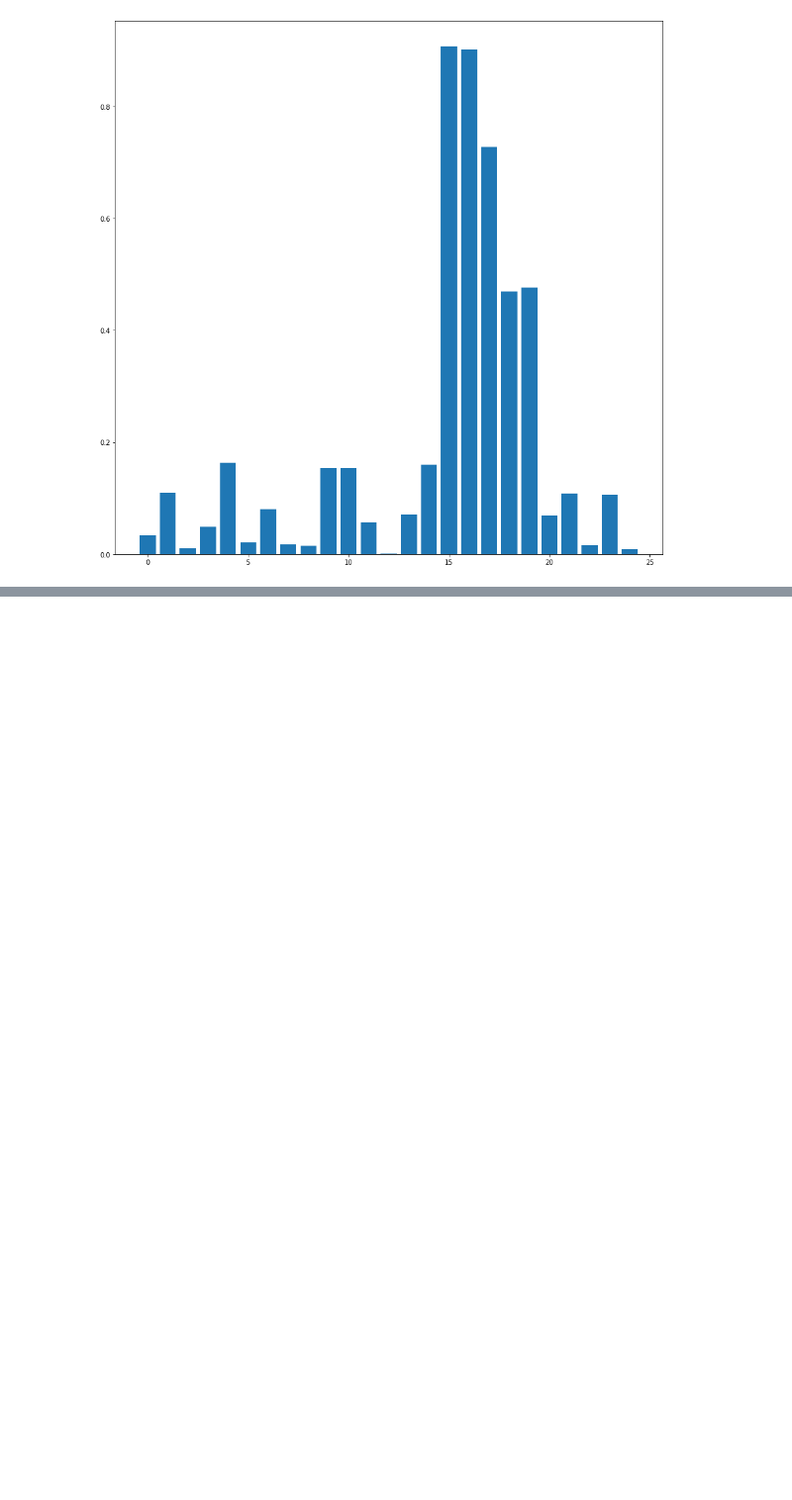
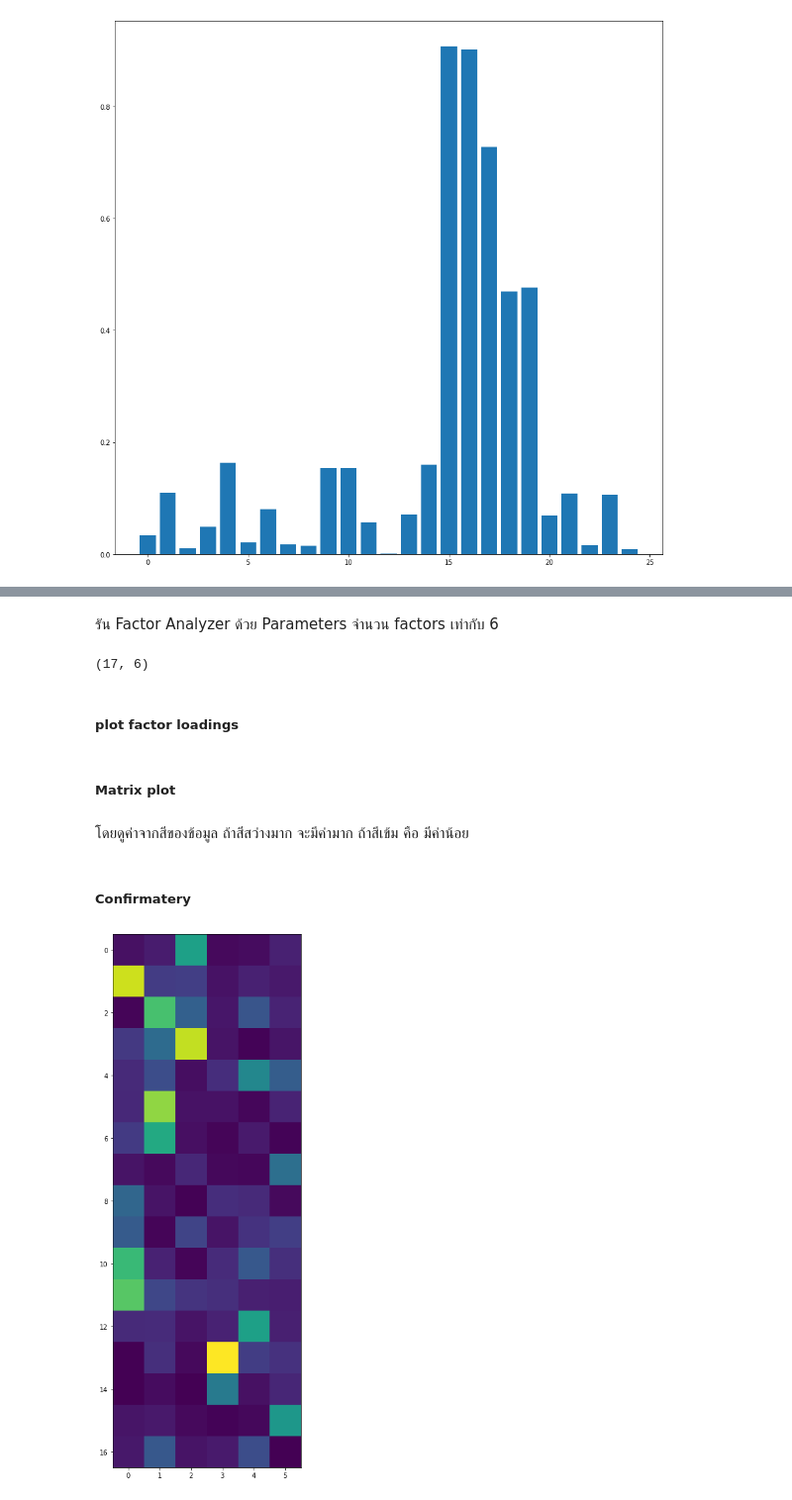
Before and after one commit to nichakornchaisuwan/multivariaet, a Jupyter notebook: Chapter_5_Factor_Analysis.ipynb, the cells around one changed output, grey strips where cells are left out. Shown at 99% size. Cells and saved outputs as stored; diff of their text form; code cells hidden in the pictures; blank space fills up the shorter version.

```diff
--- a/Chapter_5_Factor_Analysis.ipynb
+++ b/Chapter_5_Factor_Analysis.ipynb
@@ -247,0 +255,3 @@ plt.bar(range(25),np.absolute(fa2.loadings_[:,0]))
+# %%
+fifa=pd.read_csv('/content/FIFA 2018 Statistics.csv')
+fifa.head()
@@ -247,0 +274,3 @@ plt.bar(range(25),np.absolute(fa2.loadings_[:,0]))
+# %%
+fifa_dropped=fifa.iloc[:,3:20]
+fifa_dropped
@@ -247,0 +383,12 @@ plt.bar(range(25),np.absolute(fa2.loadings_[:,0]))
+# %% [markdown]
+รัน Factor Analyzer ด้วย Parameters จำนวน factors เท่ากับ 6
+# %%
+from factor_analyzer import FactorAnalyzer
+fa2 = FactorAnalyzer(n_factors=6)
+data_fa = fa2.fit_transform(fifa_dropped)
+# %%
+fa2.loadings_.shape
+# %% [output]
+(17, 6)
+# %% [markdown]
+##### plot factor loadings
@@ -247,0 +399,11 @@ plt.bar(range(25),np.absolute(fa2.loadings_[:,0]))
+# %% [markdown]
+##### Matrix plot
+# %% [markdown]
+โดยดูค่าจากสีของข้อมูล ถ้าสีสว่างมาก จะมีค่ามาก ถ้าสีเข้ม คือ มีค่าน้อย
+# %% [markdown]
+##### Confirmatery
+# %%
+matplotlib.rcParams['figure.figsize']=[15,15]
+plt.imshow(np.absolute(fa2.loadings_));
+# %% [output]
+[figure, added]
```
Also changed, not shown: parts of 38 cells of this notebook.
